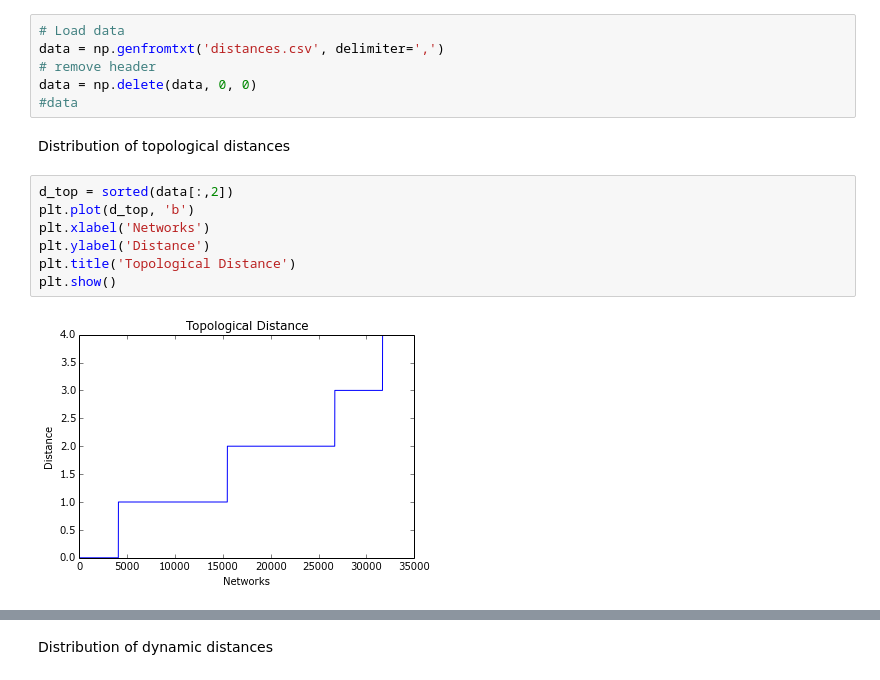
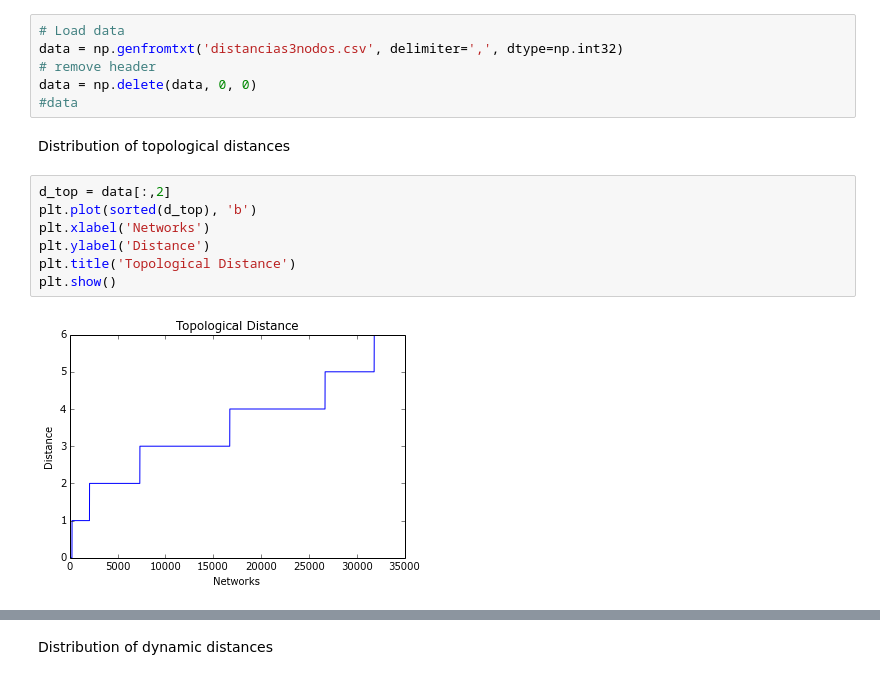
Before and after one commit to mar-esther23/CircuitsAnalyses, a Jupyter notebook: Net of nets.ipynb, the cells around one changed output, grey strips where cells are left out. Cells and saved outputs as stored; diff of their text form.

```diff
--- a/Net of nets.ipynb
+++ b/Net of nets.ipynb
@@ -18,18 +18,18 @@ import matplotlib.pyplot as plt
 Load data
 # %%
 # Load data
-data = np.genfromtxt('distances.csv', delimiter=',')
+data = np.genfromtxt('distancias3nodos.csv', delimiter=',', dtype=np.int32)
 # remove header
 data = np.delete(data, 0, 0)
 #data
 # %% [markdown]
 Distribution of topological distances
 # %%
-d_top = sorted(data[:,2])
-plt.plot(d_top, 'b')
+d_top = data[:,2]
+plt.plot(sorted(d_top), 'b')
 plt.xlabel('Networks')
 plt.ylabel('Distance')
 plt.title('Topological Distance')
 plt.show()
 # %% [output]
-[figure, old version]
+[figure, new version]
```
Also changed, not shown: parts of 8 cells of this notebook.
